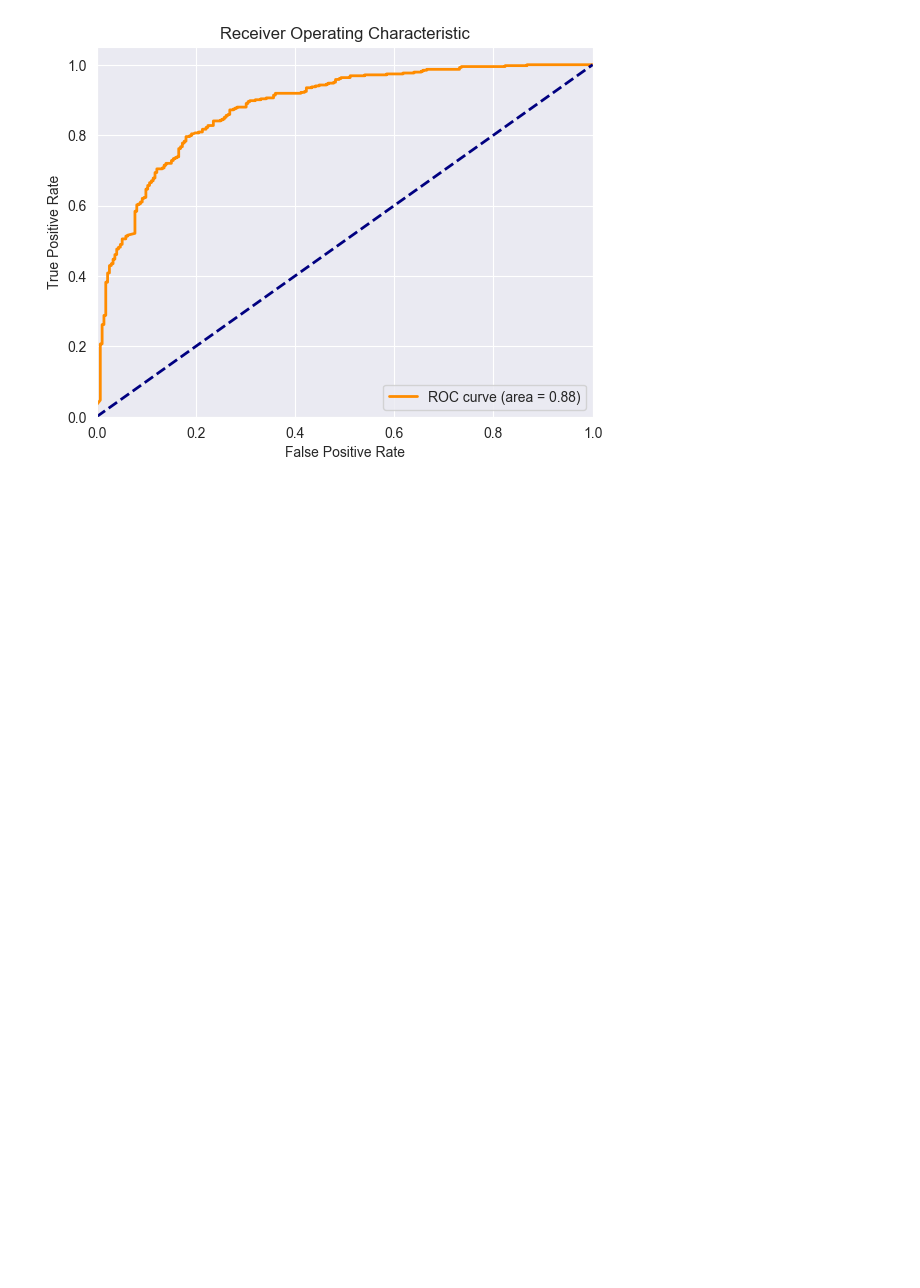
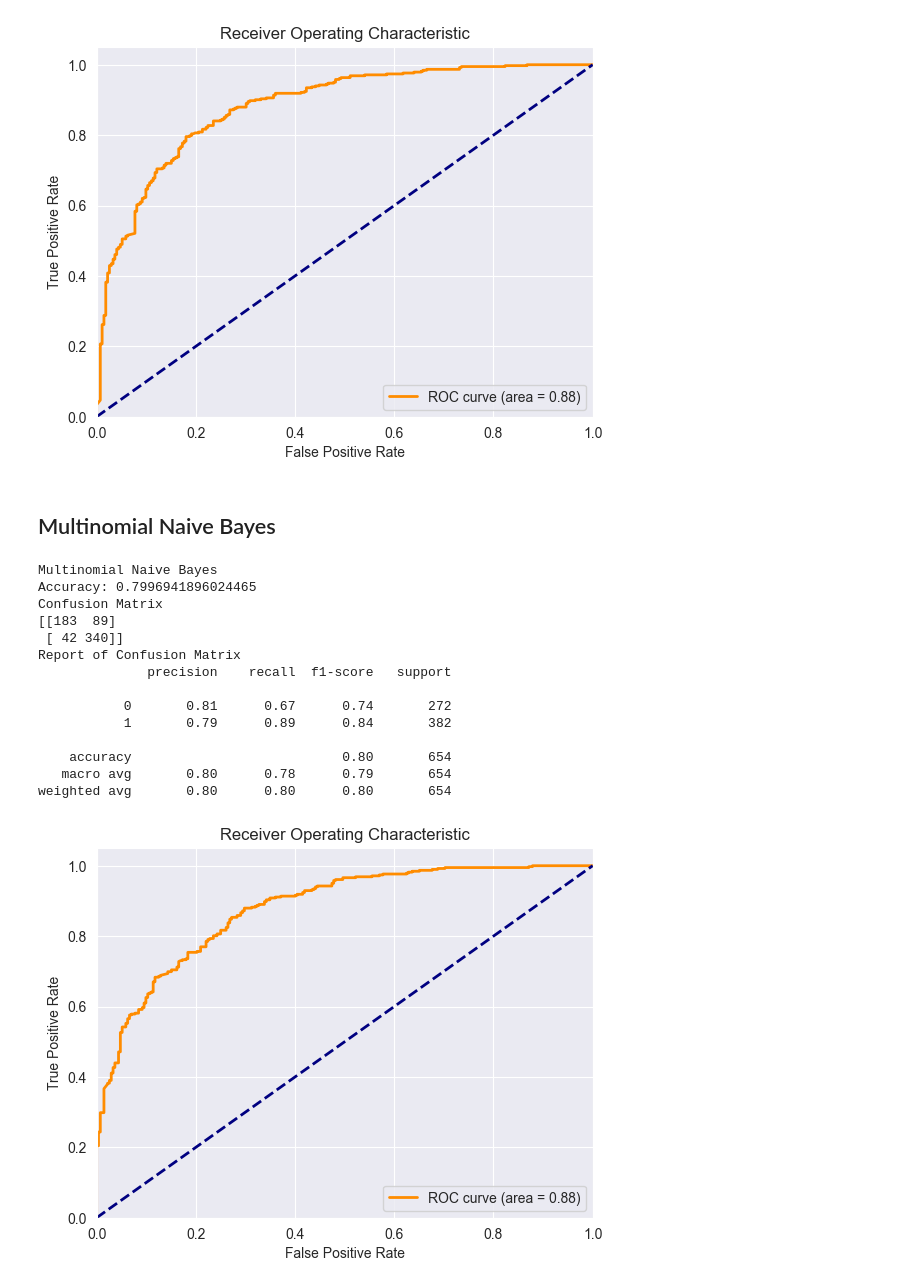
Before and after one commit to abuhmhai/Machine-Learning-X, a Jupyter notebook: NN Fake News Detection.ipynb, the cells around one changed output. Drawn from its saved outputs; the diff is of its cells as text; code cells hidden in the pictures; blank space fills up the shorter version.

Commit message:
Naive Bayes model

```diff
--- a/NN Fake News Detection.ipynb
+++ b/NN Fake News Detection.ipynb
@@ -144,3 +144,25 @@ Report of Confusion Matrix
    macro avg       0.81      0.80      0.80       654
 weighted avg       0.81      0.81      0.81       654
 [figure]
+# %% [markdown]
+## Multinomial Naive Bayes
+# %%
+print("Multinomial Naive Bayes")
+mnb=MultinomialNB()
+evaluate_model(mnb,X_train_tfidf,y_train,X_test_tfidf,y_test)
+# %% [output]
+Multinomial Naive Bayes
+Accuracy: 0.7996941896024465
+Confusion Matrix
+[[183  89]
+ [ 42 340]]
+Report of Confusion Matrix
+              precision    recall  f1-score   support
+
+           0       0.81      0.67      0.74       272
+           1       0.79      0.89      0.84       382
+
+    accuracy                           0.80       654
+   macro avg       0.80      0.78      0.79       654
+weighted avg       0.80      0.80      0.80       654
+[figure, added]
```
Also changed, not shown: parts of 1 cell of this notebook.
